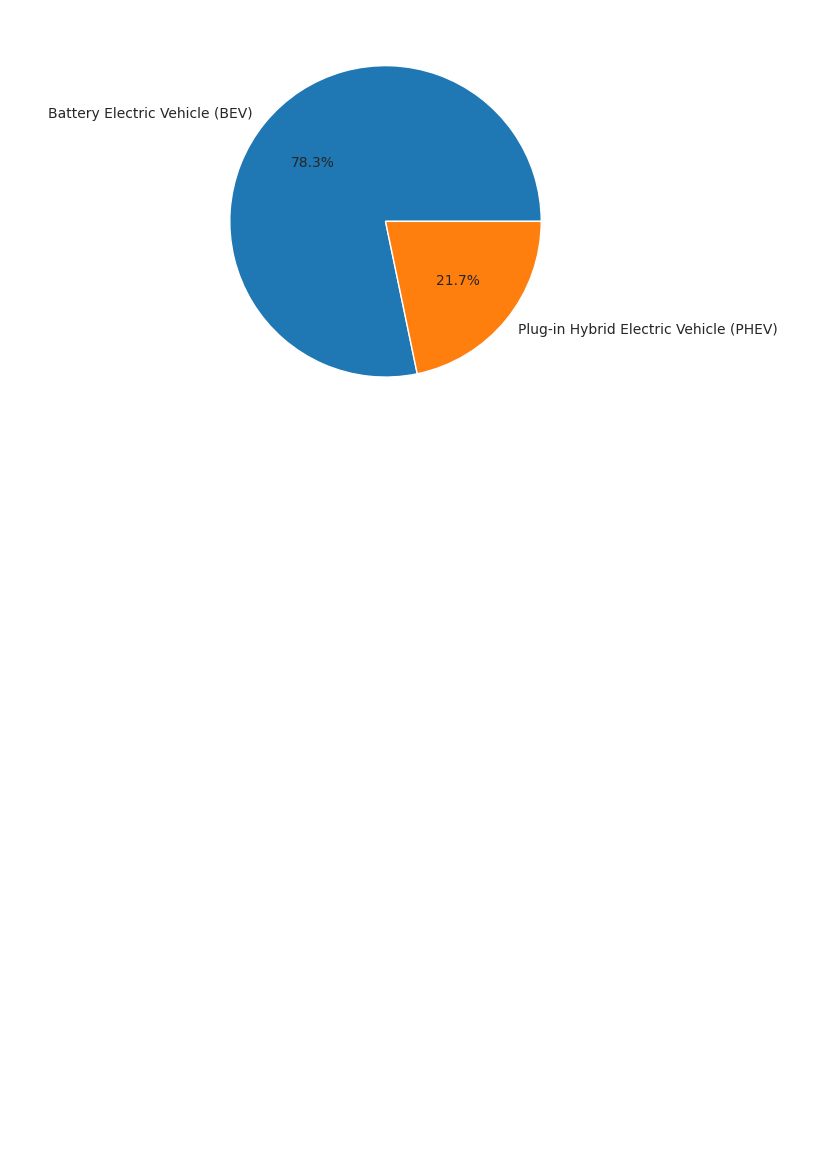
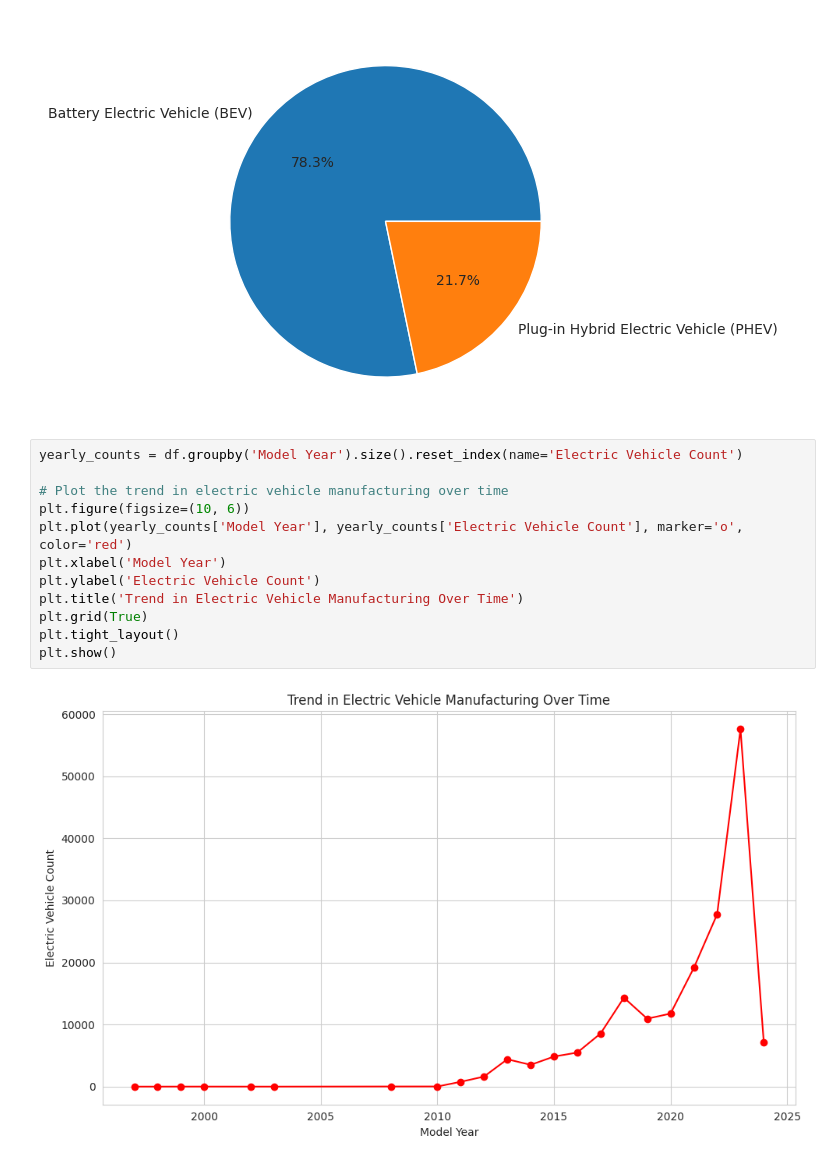
Before and after one commit to tushar-badlani/nnfl-project, a Jupyter notebook: EVsales.ipynb, the cells around one changed output. Saved outputs shown, nothing was run; the diff lists cells and outputs as text; blank space fills up the shorter version.

```diff
--- a/EVsales.ipynb
+++ b/EVsales.ipynb
@@ -184,3 +189,17 @@ plt.tight_layout()
 plt.show()
 # %% [output]
 [figure]
+# %%
+yearly_counts = df.groupby('Model Year').size().reset_index(name='Electric Vehicle Count')
+
+# Plot the trend in electric vehicle manufacturing over time
+plt.figure(figsize=(10, 6))
+plt.plot(yearly_counts['Model Year'], yearly_counts['Electric Vehicle Count'], marker='o', color='red')
+plt.xlabel('Model Year')
+plt.ylabel('Electric Vehicle Count')
+plt.title('Trend in Electric Vehicle Manufacturing Over Time')
+plt.grid(True)
+plt.tight_layout()
+plt.show()
+# %% [output]
+[figure, added]
```
Also changed, not shown: parts of 36 cells of this notebook.
